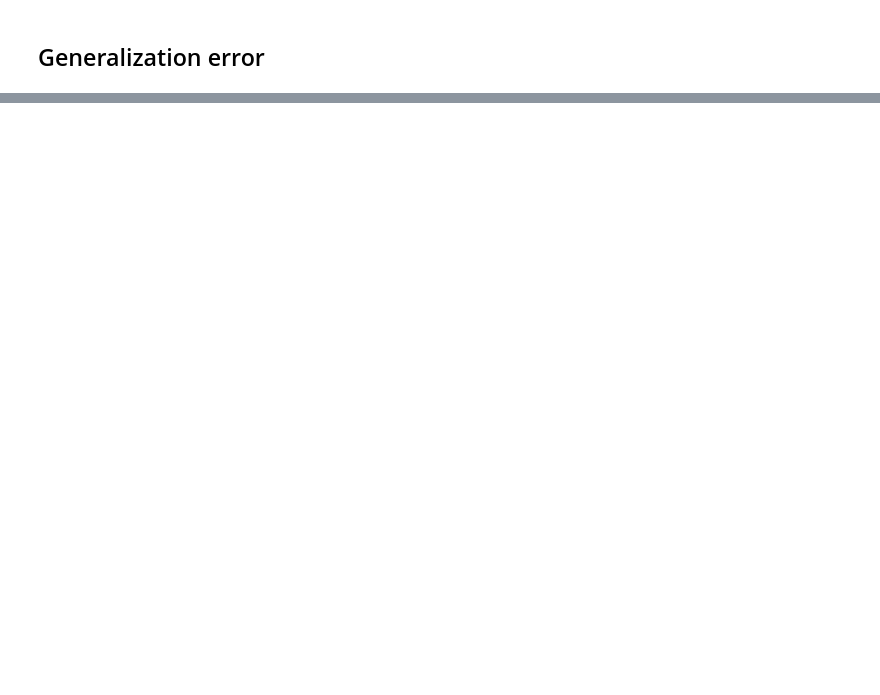
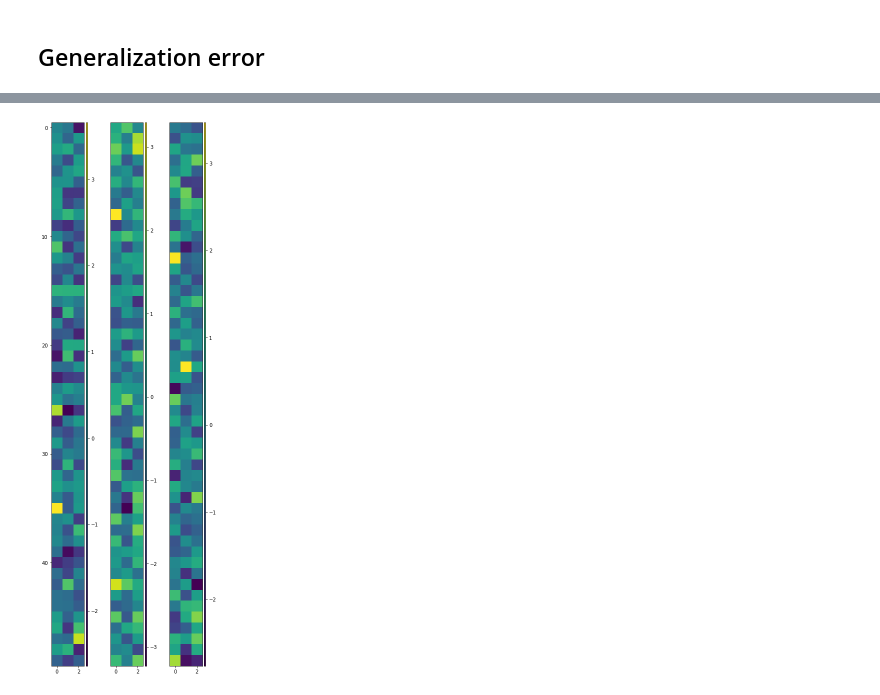
Before and after one commit to kamdh/max-qnorm-tensor-completion, a Jupyter notebook: Test tensor completion.ipynb, the cells around one changed output, grey strips where cells are left out. Drawn from its saved outputs; the diff is of its cells as text; code cells hidden in the pictures; blank space fills up the shorter version.

```diff
--- a/Test tensor completion.ipynb
+++ b/Test tensor completion.ipynb
@@ -150,0 +190,13 @@ for i in range(t):
+# %%
+from mpl_toolkits.axes_grid1 import make_axes_locatable
+
+fig, axs = plt.subplots(1,t, figsize=(6, 20))
+for i in range(t):
+    im = axs[i].imshow(U[i])
+    divider = make_axes_locatable(axs[i])
+    cax = divider.append_axes('right', size='5%', pad=0.05)
+    fig.colorbar(im, cax=cax, orientation='vertical')
+    if i > 0:
+        axs[i].set_yticks([])
+# %% [output]
+[figure, added]
```
Also changed, not shown: parts of 38 cells of this notebook, 5 other files.
